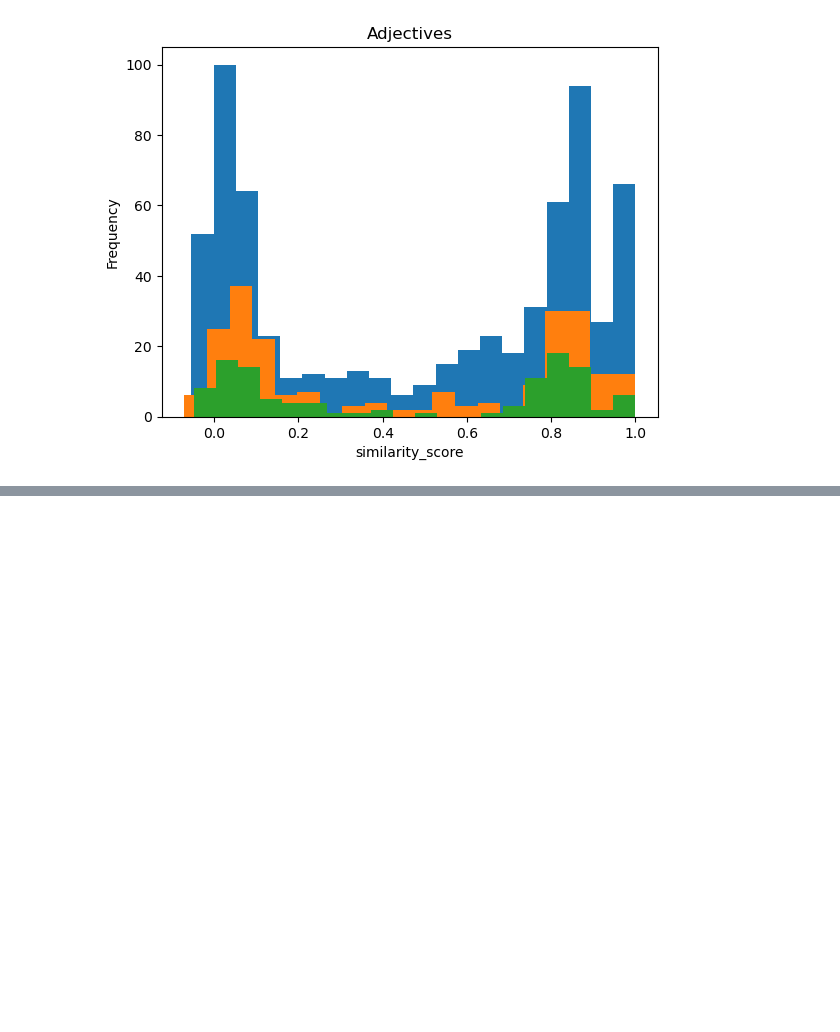
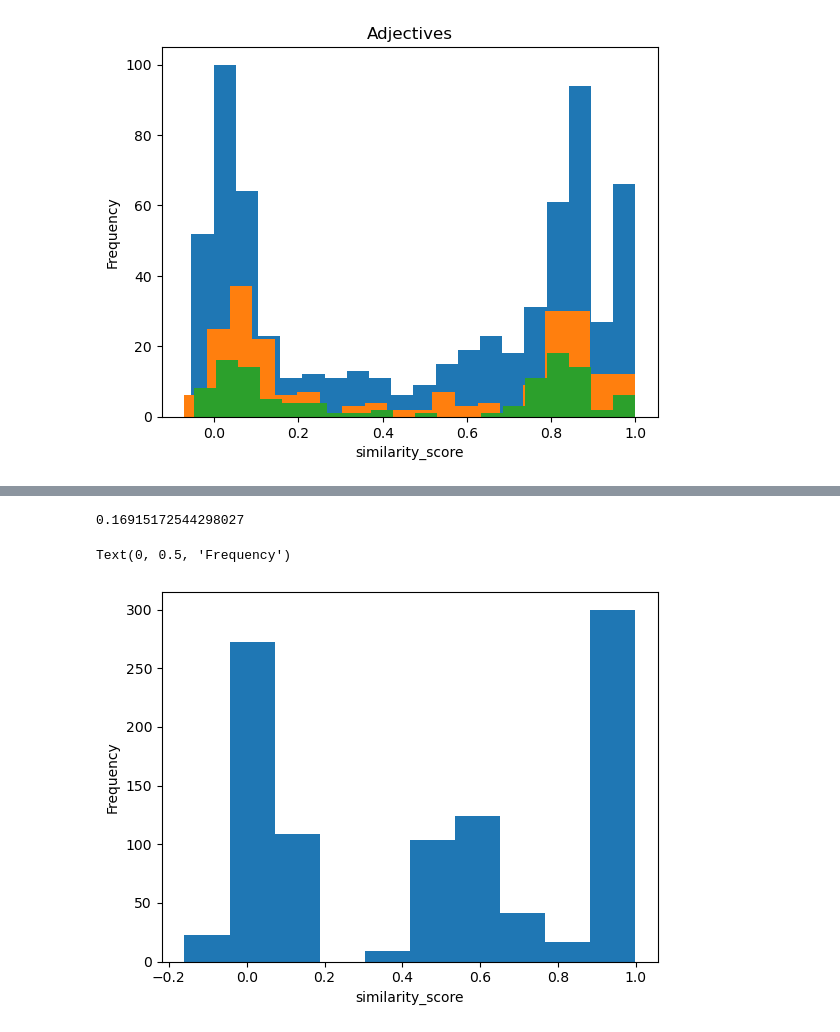
Before and after one commit to djvlantis/intrinsic_evaluation_thesis, a Jupyter notebook: infer.ipynb, the cells around one changed output, grey strips where cells are left out. Drawn from its saved outputs; the diff is of its cells as text; code cells hidden in the pictures; blank space fills up the shorter version.

```diff
--- a/infer.ipynb
+++ b/infer.ipynb
@@ -265,3 +75,6 @@ noun correlation score: 0.01692348099524715
 verb correlation score: 0.04262597288207308
 adjective correlation score: -0.037448572602277234
 [figure]
+# %%
+df2 = pd.read_csv('results/evaluation_results_robBERT.csv')
+df2
@@ -267,0 +95,14 @@ adjective correlation score: -0.037448572602277234
+# %%
+#calculate correlation between simlex999 and similarity_score
+correlation2 = df2['similarity_score'].corr(df2['SimLex999'])
+print(correlation)
+# %% [output]
+0.16915172544298027
+# %%
+#create a histogram of the similarity_score
+plt.hist(df2['similarity_score'], bins=10)
+plt.xlabel('similarity_score')
+plt.ylabel('Frequency')
+# %% [output]
+Text(0, 0.5, 'Frequency')
+[figure, added]
```
Also changed, not shown: parts of 21 cells of this notebook, 4 other files.
